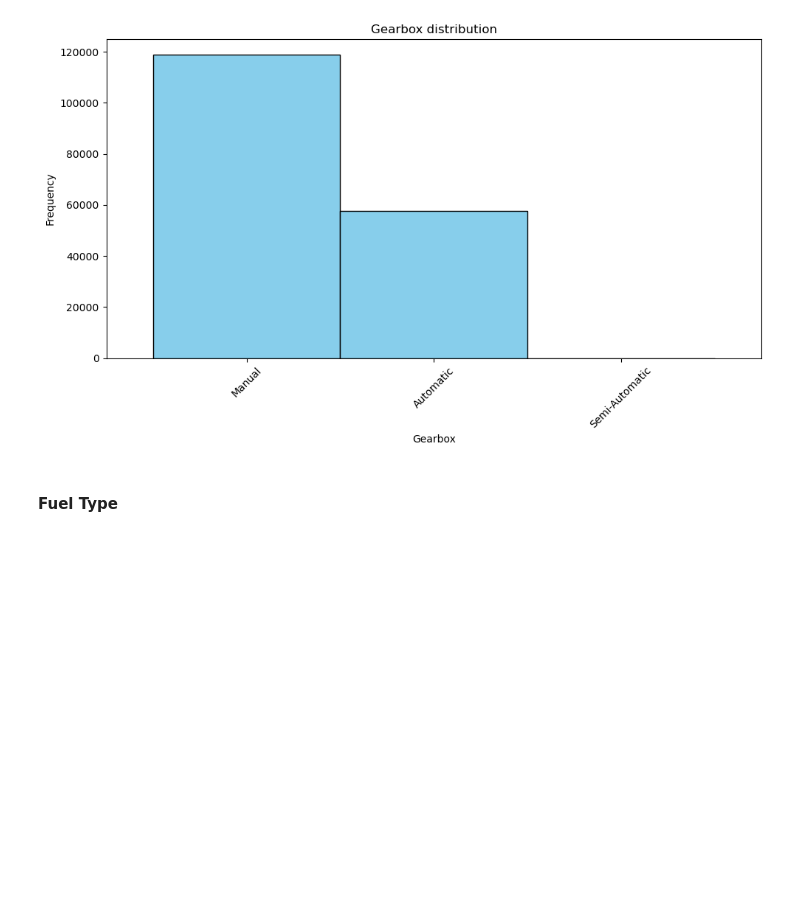
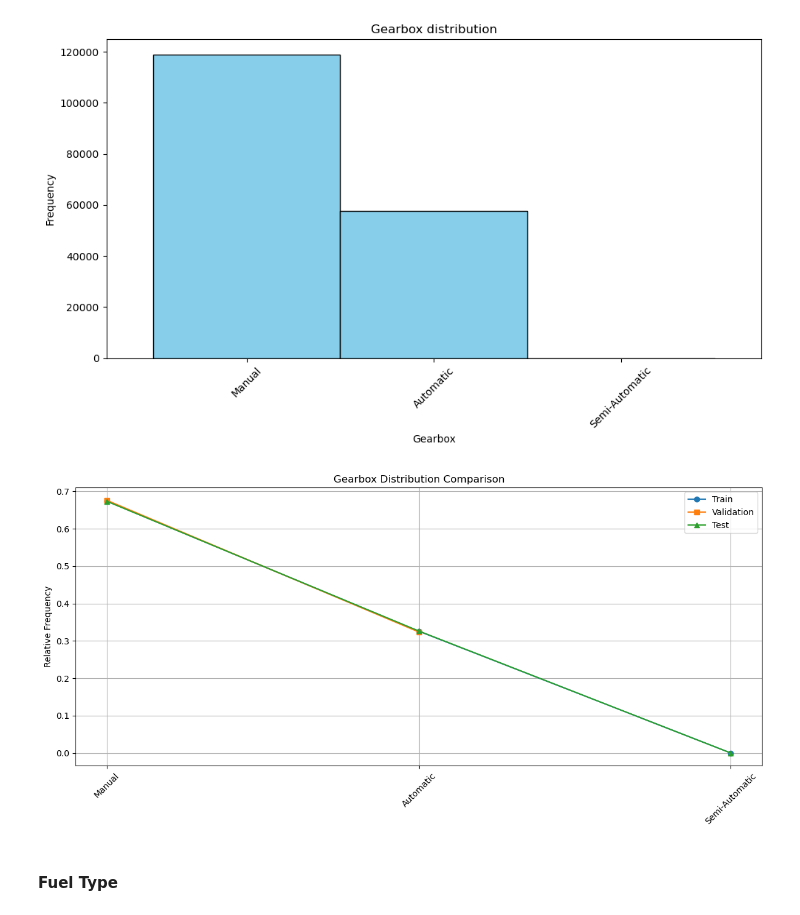
Before and after one commit to kgutjahr/STiL-TTA, a Jupyter notebook: data/visualize_dataset.ipynb, the cells around one changed output. Cells and saved outputs as stored; diff of their text form; code cells hidden in the pictures; blank space fills up the shorter version.

Commit message:
compare original datasplits

```diff
--- a/data/visualize_dataset.ipynb
+++ b/data/visualize_dataset.ipynb
@@ -363,14 +363,15 @@ def plot_distributions(df: pd.DataFrame, feature: str, bins: int = 50) -> None:
     # Show the plot
     plt.show()
 # %%
-def plot_compare_distribution(train_dist: Union[pd.Series, pd.DataFrame], val_dist: Union[pd.Series, pd.DataFrame], test_dist: Union[pd.Series, pd.DataFrame], feature: list[Any]) -> None:
+def plot_compare_distribution(train_dist: Union[pd.Series, pd.DataFrame], val_dist: Union[pd.Series, pd.DataFrame], test_dist: Union[pd.Series, pd.DataFrame], feature: list[Any], feature_name: str) -> None:
     plt.figure(figsize=(12, 6))
     plt.plot(feature, train_dist.reindex(feature), label='Train', marker='o')
     plt.plot(feature, val_dist.reindex(feature), label='Validation', marker='s')
     plt.plot(feature, test_dist.reindex(feature), label='Test', marker='^')
     plt.xticks(rotation=45)
+
     plt.ylabel('Relative Frequency')
-    plt.title('Color Distribution Comparison')
+    plt.title(f'{feature_name} Distribution Comparison')
     plt.legend()
     plt.grid(True)
     plt.tight_layout()
@@ -731,6 +756,18 @@ gearbox_counts
 plot_distributions(df=gearbox_counts, feature="Gearbox")
 # %% [output]
 [figure]
+# %%
+train_gearbox_counts = get_counts(df=train_df, feature="Gearbox")
+val_gearbox_counts = get_counts(df=val_df, feature="Gearbox")
+test_gearbox_counts = get_counts(df=test_df, feature="Gearbox")
+
+train_gearbox_norm = calc_normalized_dists(count_df=train_gearbox_counts)
+val_gearbox_norm = calc_normalized_dists(count_df=val_gearbox_counts)
+test_gearbox_norm = calc_normalized_dists(count_df=test_gearbox_counts)
+
+plot_compare_distribution(train_dist=train_gearbox_norm, val_dist=val_gearbox_norm, test_dist=test_gearbox_norm, feature=list(gearbox_counts.index), feature_name="Gearbox")
+# %% [output]
+[figure, added]
 # %% [markdown]
 #### Fuel Type
 # %%
```
Also changed, not shown: parts of 10 cells of this notebook.
